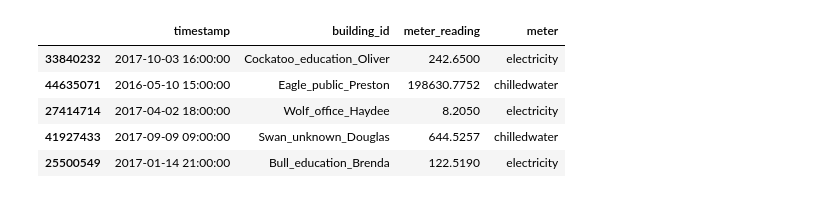
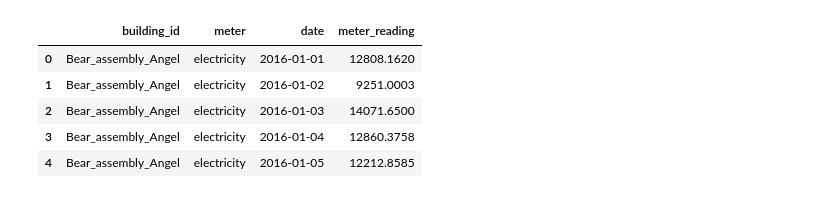
Before and after one commit to mahishah19/Energy-Prediction-Using-BDG2-Data, a Jupyter notebook: Data Pre Processing & EDA/03_EDA-meter-reading.ipynb, the cells around one changed output. Cells and saved outputs as stored; diff of their text form; code cells hidden in the pictures.

```diff
--- a/Data Pre Processing & EDA/03_EDA-meter-reading.ipynb
+++ b/Data Pre Processing & EDA/03_EDA-meter-reading.ipynb
@@ -28,29 +0,0 @@ files
-# %%
-# Wrangling the data in a manner that concats all the above files pivots it into a usable format
-
-# Initiliase list to store all the data frames
-dfs = []
-
-for file in files:
-   # Get meter type from filename
-    meter_type = file.split("/")[-1].split(".")[0]
-    file_path = file
-    meter = pd.read_csv(file_path)
-
-    # Pivoting the dataset
-    meter = pd.melt(meter, id_vars="timestamp", var_name="building_id", value_name="meter_reading")
-    meter["meter"] = meter_type
-    dfs.append(meter)
-
-# Concatenate all DataFrames in the list into one DataFrame
-complete_data = pd.concat(dfs, axis=0, ignore_index=True)
-
-# Inspecting the dataset
-complete_data.sample(5)
-# %% [output]
-|  | timestamp | building_id | meter_reading | meter |
-| 33840232 | 2017-10-03 16:00:00 | Cockatoo_education_Oliver | 242.6500 | electricity |
-| 44635071 | 2016-05-10 15:00:00 | Eagle_public_Preston | 198630.7752 | chilledwater |
-| 27414714 | 2017-04-02 18:00:00 | Wolf_office_Haydee | 8.2050 | electricity |
-| 41927433 | 2017-09-09 09:00:00 | Swan_unknown_Douglas | 644.5257 | chilledwater |
-| 25500549 | 2017-01-14 21:00:00 | Bull_education_Brenda | 122.5190 | electricity |
@@ -56,0 +6,11 @@ complete_data.sample(5)
+# %%
+meter_reading = pd.read_csv("../data/meters/cleaned/allmeters_daily.csv")
+meter_reading['date'] = pd.to_datetime(meter_reading['date'])
+meter_reading.head()
+# %% [output]
+|  | building_id | meter | date | meter_reading |
+| 0 | Bear_assembly_Angel | electricity | 2016-01-01 | 12808.1620 |
+| 1 | Bear_assembly_Angel | electricity | 2016-01-02 | 9251.0003 |
+| 2 | Bear_assembly_Angel | electricity | 2016-01-03 | 14071.6500 |
+| 3 | Bear_assembly_Angel | electricity | 2016-01-04 | 12860.3758 |
+| 4 | Bear_assembly_Angel | electricity | 2016-01-05 | 12212.8585 |
```
Also changed, not shown: parts of 20 cells of this notebook, 5 other files.
